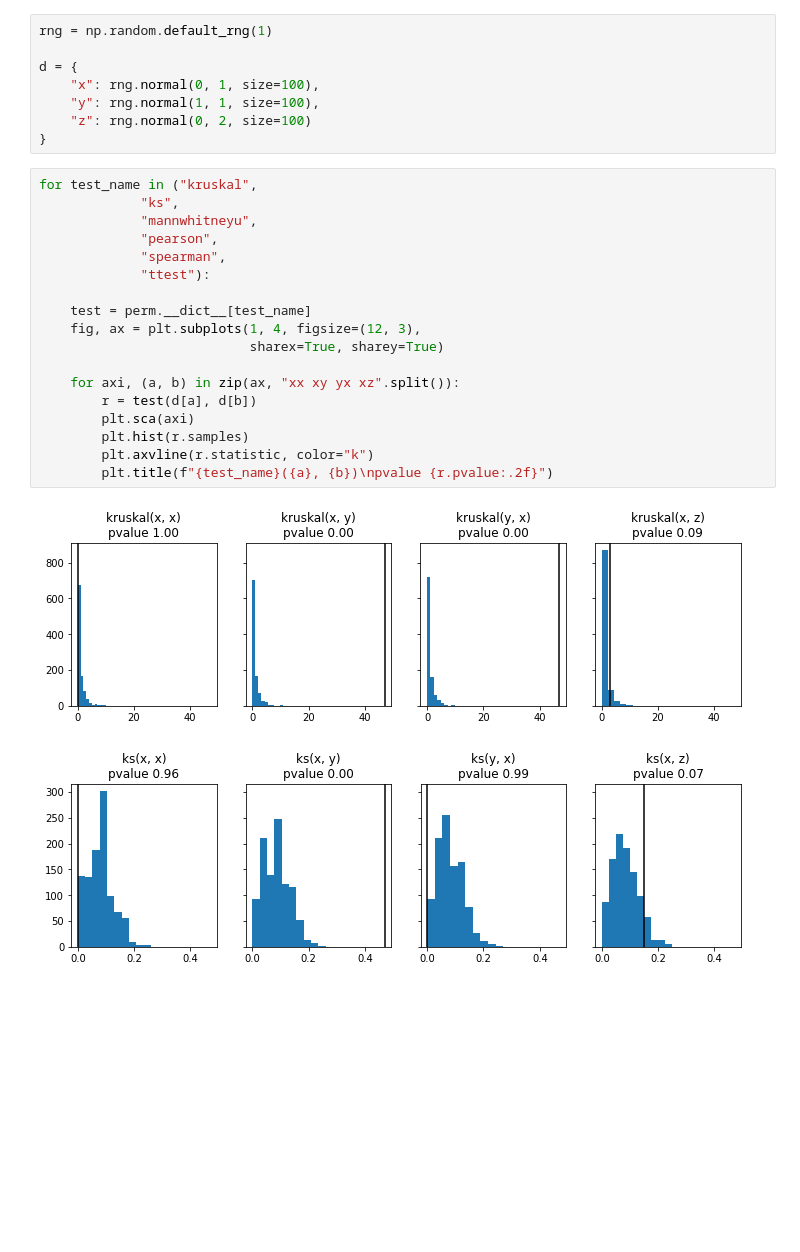
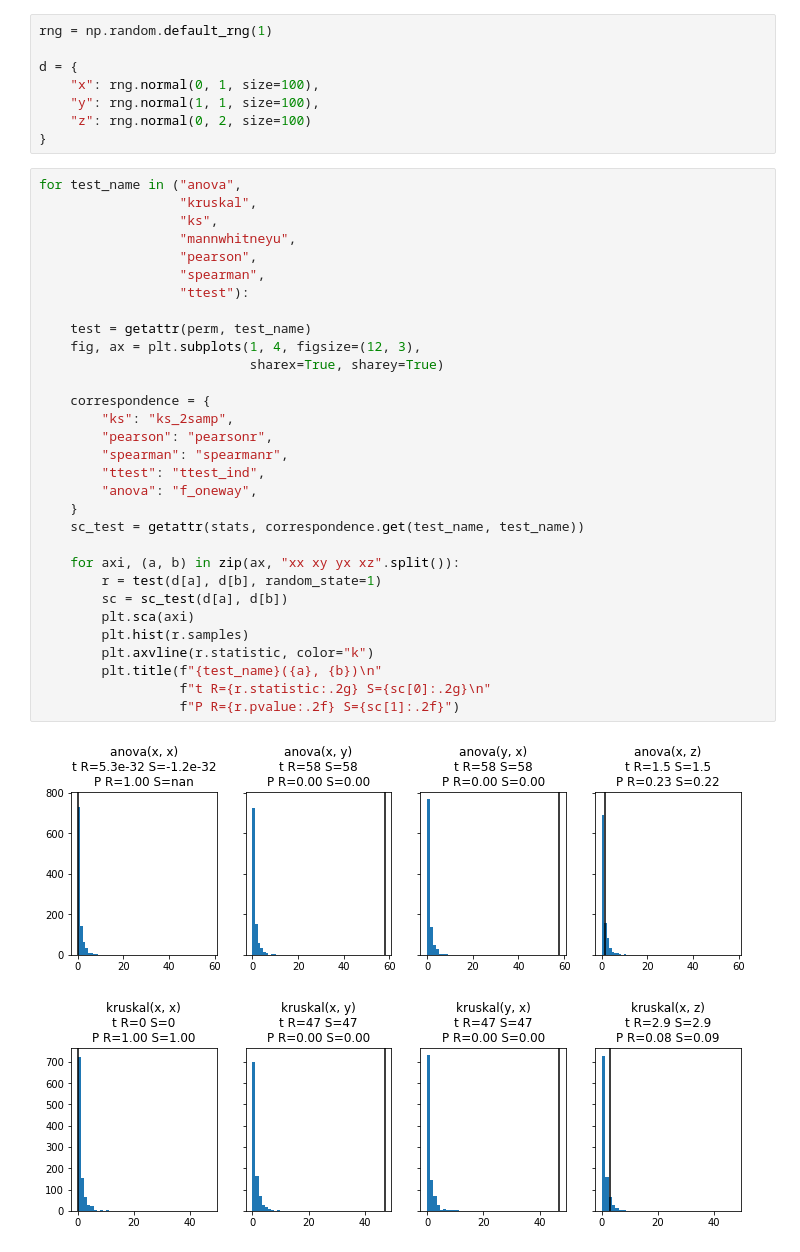
Before and after one commit to scikit-hep/resample, a Jupyter notebook: notebooks/permutation_tests.ipynb, the cells around one changed output. Saved outputs shown, nothing was run; the diff lists cells and outputs as text; blank space fills up the shorter version.

Commit message:
fixed all tests

```diff
--- a/notebooks/permutation_tests.ipynb
+++ b/notebooks/permutation_tests.ipynb
@@ -33,23 +20,36 @@ d = {
     "z": rng.normal(0, 2, size=100)
 }
 # %%
-for test_name in ("kruskal",
-             "ks",
-             "mannwhitneyu",
-             "pearson",
-             "spearman",
-             "ttest"):
+for test_name in ("anova",
+                  "kruskal",
+                  "ks",
+                  "mannwhitneyu",
+                  "pearson",
+                  "spearman",
+                  "ttest"):
 
-    test = perm.__dict__[test_name]
+    test = getattr(perm, test_name)
     fig, ax = plt.subplots(1, 4, figsize=(12, 3),
                            sharex=True, sharey=True)
 
+    correspondence = {
+        "ks": "ks_2samp",
+        "pearson": "pearsonr",
+        "spearman": "spearmanr",
+        "ttest": "ttest_ind",
+        "anova": "f_oneway",
+    }
+    sc_test = getattr(stats, correspondence.get(test_name, test_name))
+
     for axi, (a, b) in zip(ax, "xx xy yx xz".split()):
-        r = test(d[a], d[b])
+        r = test(d[a], d[b], random_state=1)
+        sc = sc_test(d[a], d[b])
         plt.sca(axi)
         plt.hist(r.samples)
         plt.axvline(r.statistic, color="k")
-        plt.title(f"{test_name}({a}, {b})\npvalue {r.pvalue:.2f}")
+        plt.title(f"{test_name}({a}, {b})\n"
+                  f"t R={r.statistic:.2g} S={sc[0]:.2g}\n"
+                  f"P R={r.pvalue:.2f} S={sc[1]:.2f}")
 # %% [output]
-[figure, old version]
+[figure, new version]
-[figure, old version]
+[figure, new version]
```
Also changed, not shown: parts of 4 cells of this notebook, 4 other files.
